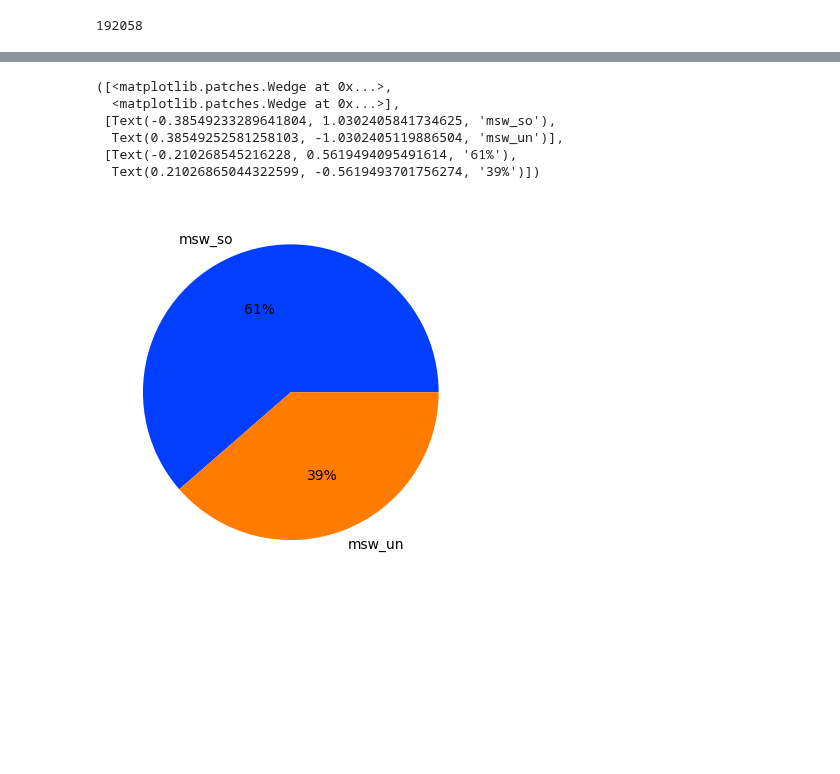
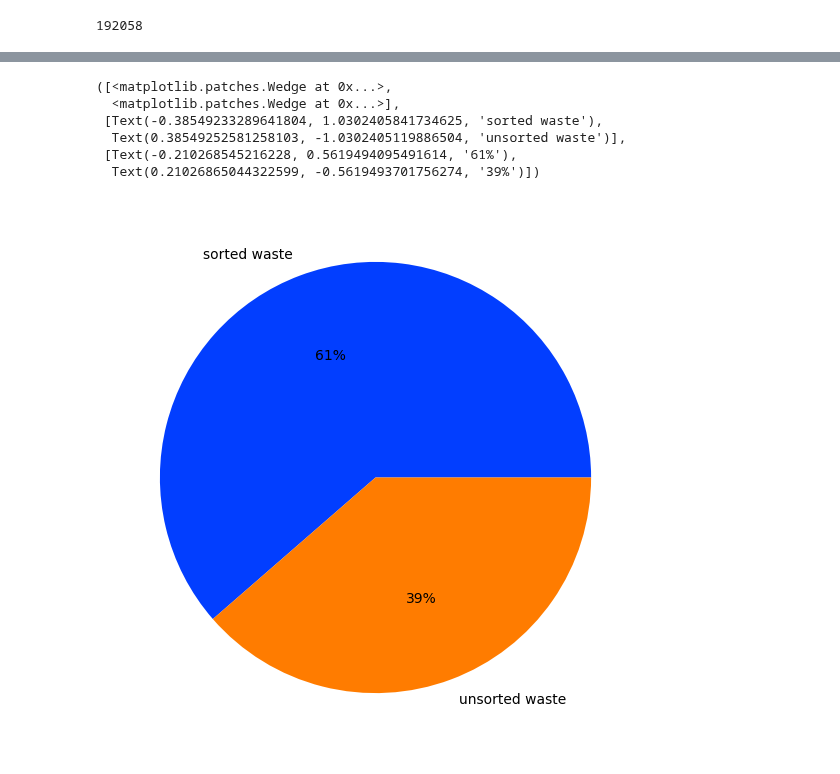
Before and after one commit to Gourav052003/Machine-Learning-Solutions-for-Predicting-Municipal-Waste-Costs-and-Sustainable-Resource-Management, a Jupyter notebook: Impact Analysis/Waste Generation.ipynb, the cells around one changed output, grey strips where cells are left out. Saved outputs shown, nothing was run; the diff lists cells and outputs as text; code cells hidden in the pictures; blank space fills up the shorter version.

```diff
--- a/Impact Analysis/Waste Generation.ipynb
+++ b/Impact Analysis/Waste Generation.ipynb
@@ -119,14 +119,14 @@ plt.pie(data,labels = data.index,colors=palette_color,autopct='%.0f%%')
 # %%
-# plt.figure(figsize=(10,10))
+plt.figure(figsize=(7,7))
 data = numerical_df[["msw_so","msw_un"]].describe().loc["mean"]
 palette_color = sns.color_palette('bright')
-plt.pie(data,labels = data.index,colors=palette_color,autopct='%.0f%%')
+plt.pie(data,colors=palette_color,autopct='%.0f%%',labels=["sorted waste","unsorted waste"],)
 # %% [output]
 ([<matplotlib.patches.Wedge at 0x...>,
   <matplotlib.patches.Wedge at 0x...>],
- [Text(-0.38549233289641804, 1.0302405841734625, 'msw_so'),
-  Text(0.38549252581258103, -1.0302405119886504, 'msw_un')],
+ [Text(-0.38549233289641804, 1.0302405841734625, 'sorted waste'),
+  Text(0.38549252581258103, -1.0302405119886504, 'unsorted waste')],
  [Text(-0.210268545216228, 0.5619494095491614, '61%'),
   Text(0.21026865044322599, -0.5619493701756274, '39%')])
-[figure, old version]
+[figure, new version]
 # %%
```
Also changed, not shown: parts of 3 cells of this notebook, 1 other file.
